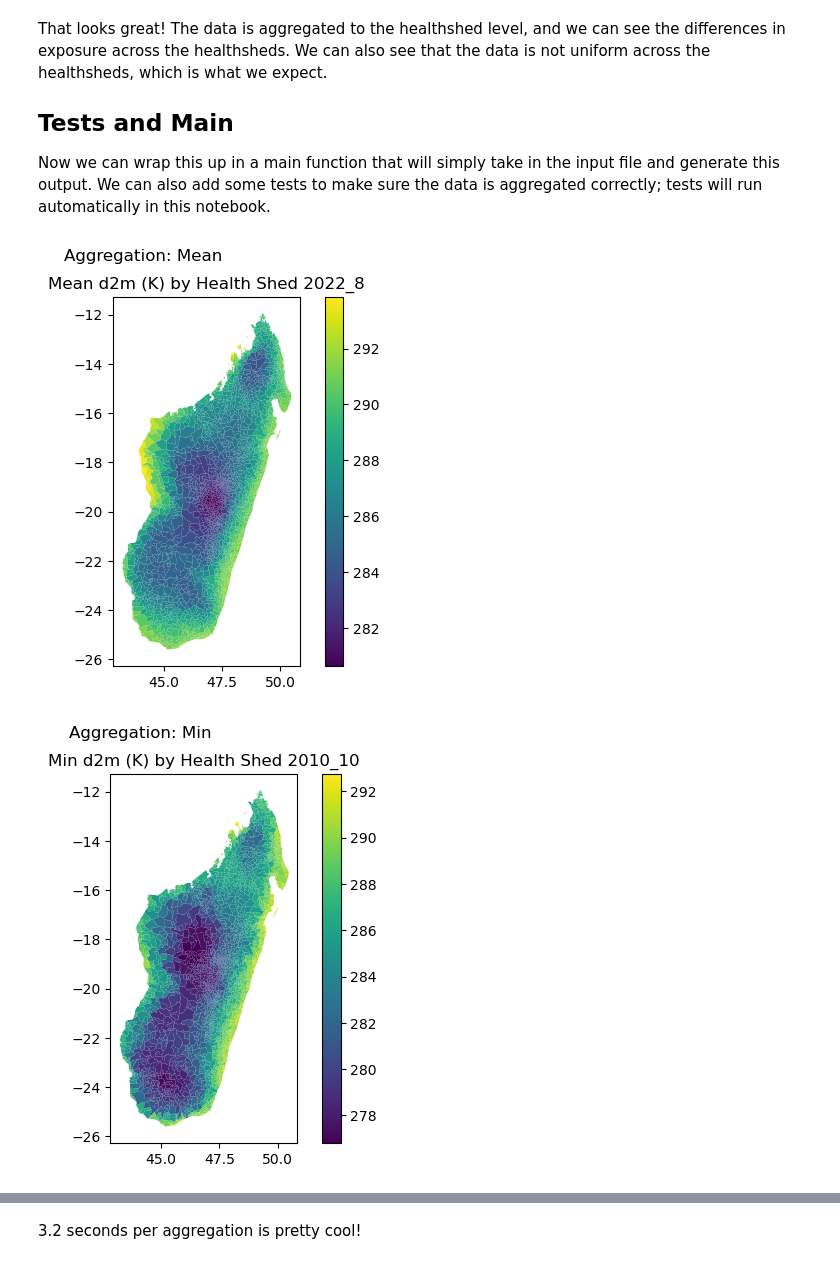
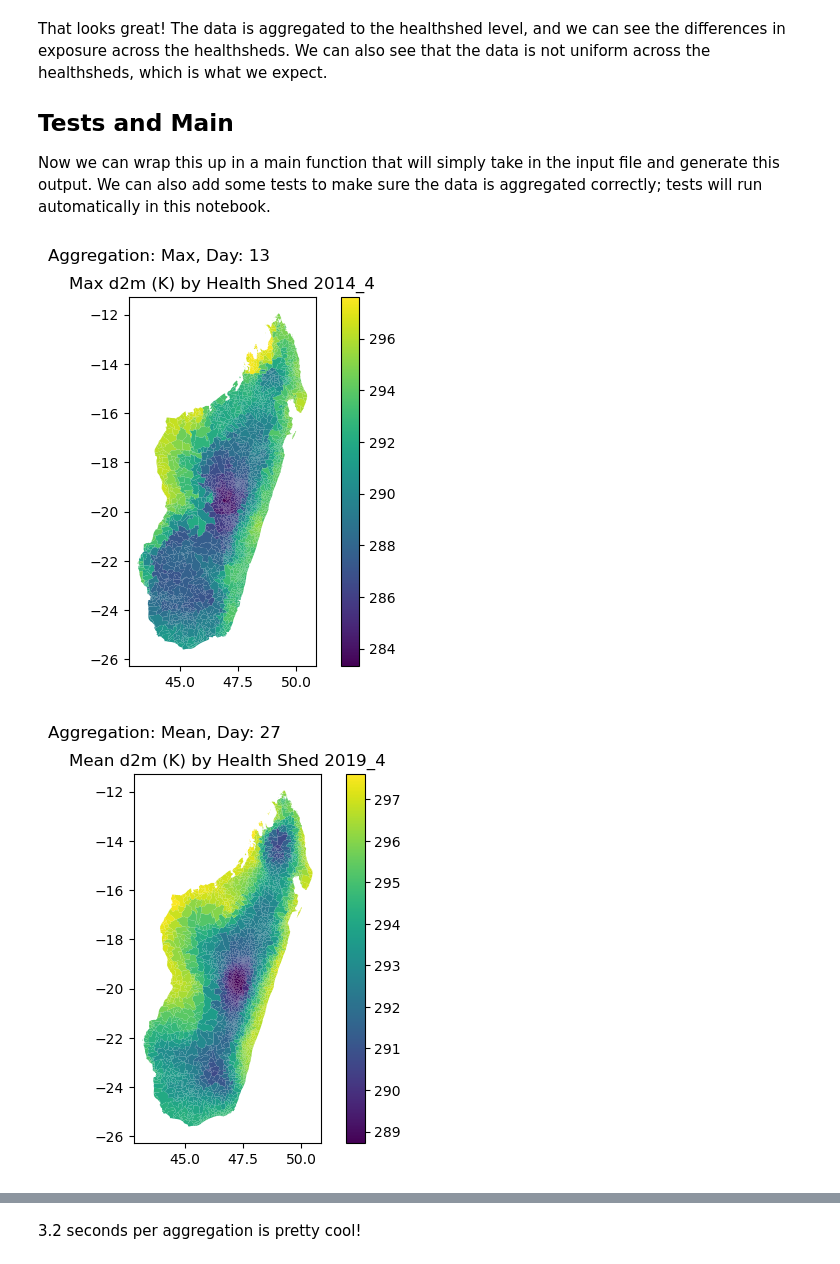
Before and after one commit to NSAPH-Data-Processing/era5_sandbox, a Jupyter notebook: notes/02_aggregate.ipynb, the cells around one changed output, grey strips where cells are left out. Cells and saved outputs as stored; diff of their text form; code cells hidden in the pictures.

Commit message:
fixed NA missingness in raw and aggregated data

```diff
--- a/notes/02_aggregate.ipynb
+++ b/notes/02_aggregate.ipynb
@@ -138,6 +141,7 @@ Next, a function to write and read the netCDF to tiff:
 
 def netcdf_to_tiff(
     ds: xr.Dataset, # The aggregated xarray dataset to convert.
+    band: int,      # The day to rasterise; 1 indexed just like human english
     variable: str, # The variable name to convert.
     crs: str = "EPSG:4326", # Coordinate reference system (default is WGS84).
     ):
@@ -159,18 +163,19 @@ def netcdf_to_tiff(
         ds_ = variable.rio.set_spatial_dims(x_dim="longitude", y_dim="latitude")
         ds_ = ds_.rio.write_crs(crs)
         # Save as GeoTIFF
-        variable.rio.to_raster(f"{tmpdirname}/output.tif")
+        ds_.rio.to_raster(f"{tmpdirname}/output.tif")
         # Load the raster file
-        raster_file = RasterFile(f"{tmpdirname}/output.tif").load()
+        raster_file = RasterFile(path=f"{tmpdirname}/output.tif", band=band).load()
 
     return raster_file
 # %% [markdown]
 Now to test it:
 # %%
 resampled_nc = resample_netcdf(eg_file)
-
+print(resampled_nc)
 resampled_tiff = netcdf_to_tiff(
     ds=resampled_nc,
+    band=28,
     variable="t2m",
     crs="EPSG:4326"
 )
@@ -198,7 +221,6 @@ The result is a list where each item tells you the pixel locations that match a
 def polygon_to_raster_cells(
     vectors,
     raster,
-    band=1,
     nodata=None,
     affine=None,
     all_touched=False,
@@ -230,7 +252,7 @@ def polygon_to_raster_cells(
 
     cell_map = []
 
-    with Raster(raster, affine, nodata, band) as rast:
+    with Raster(raster, affine, nodata) as rast:
         # used later to crop raster and find start row and col
         min_lon, dlon = affine.c, affine.a
         max_lat, dlat = affine.f, -affine.e
@@ -281,7 +303,6 @@ healthsheds = driver.read_healthsheds("healthsheds2022.zip")
 res_poly2cell=polygon_to_raster_cells(
     vectors = healthsheds.geometry.values, # the geometries of the shapefile of the regions
     raster=resampled_tiff.data, # the raster data above
-    band=1, # the value of the day that we're using
     nodata=resampled_tiff.nodata, # any intersections with no data, may have to be np.nan
     affine=resampled_tiff.transform, # some math thing need to revise
     all_touched=True,
@@ -394,33 +415,45 @@ input_file = here() / "data/input/{}_{}.nc".format(year, month)
 
 with initialize(version_base=None, config_path="../conf"):
     cfg = compose(config_name='config.yaml')
 
 driver = GoogleDriver(json_key_path=here() / cfg.GOOGLE_DRIVE_AUTH_JSON.path)
 drive = driver.get_drive()
 healthsheds = driver.read_healthsheds(cfg.GOOGLE_DRIVE_AUTH_JSON.healthsheds_id)
 
 
 resampled_nc_file = resample_netcdf(input_file, agg_func=agg_func)
+days = len(resampled_nc_file.valid_time.values)
+day = random.choice(range(1, days + 1))
 
 resampled_tiff = netcdf_to_tiff(
     ds=resampled_nc_file,
+    band=day, # the day we're aggregating
     variable=exposure_variable,
     crs="EPSG:4326"
+)
+
+res_poly2cell=polygon_to_raster_cells(
+    vectors = healthsheds.geometry.values, # the geometries of the shapefile of the regions
+    raster=resampled_tiff.data, # the raster data above
+    nodata=resampled_tiff.nodata, # any intersections with no data, may have to be np.nan
+    affine=resampled_tiff.transform, # some math thing need to revise
+    all_touched=True,
+    verbose=True
 )
 
 result = aggregate_to_healthsheds(
     res_poly2cell=res_poly2cell,
     raster=resampled_tiff,
     shapes=healthsheds,
     names_column="fs_uid",
     aggregation_func=agg_func,
     aggregation_name=exposure_variable
 )
 
 result.plot(column=exposure_variable, legend=True)
 plt.title("{} {} (K) by Health Shed {}".format(aggregation_str, exposure_variable, input_file.stem))
-plt.suptitle("Aggregation: {}".format(aggregation_str))
+plt.suptitle("Aggregation: {}, Day: {}".format(aggregation_str, str(day)))
 plt.show()
 # %% [output]
-[figure, old version]
+[figure, new version]
-[figure, old version]
+[figure, new version]
```
Also changed, not shown: parts of 19 cells of this notebook, 5 other files.
